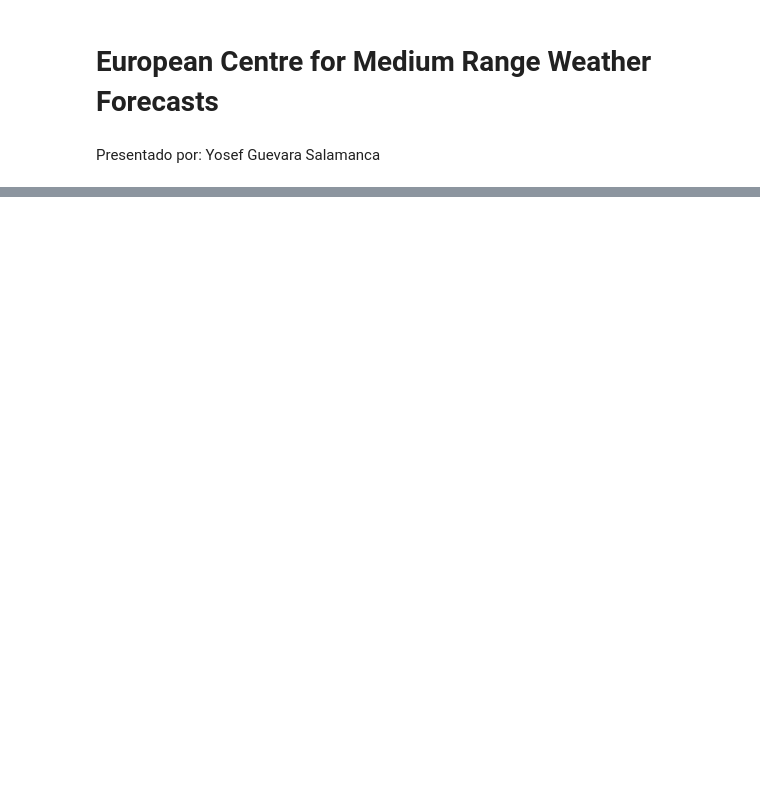
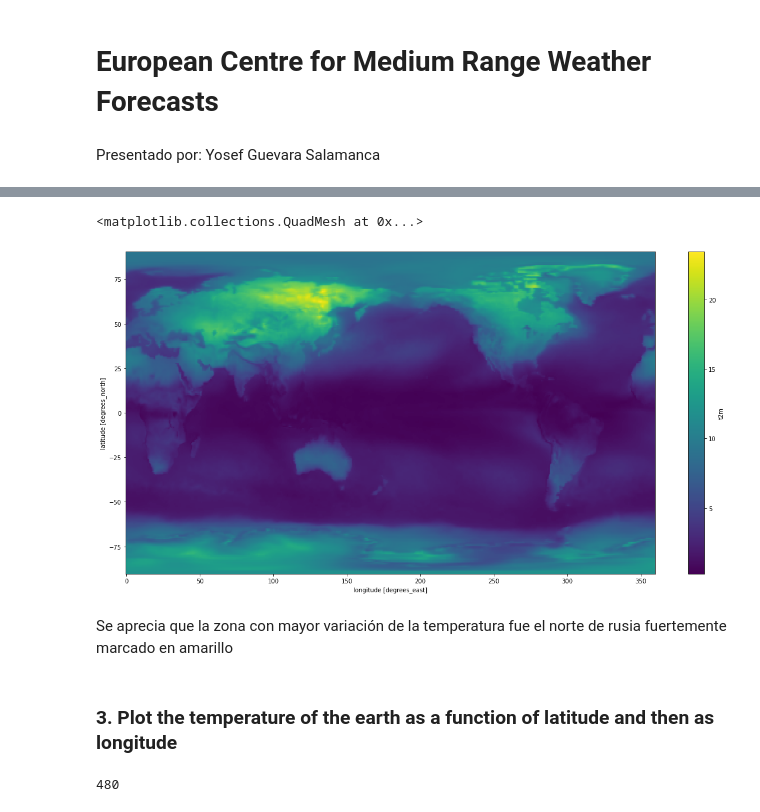
Before and after one commit to YosefGuevara012/Big_Data_UNAL, a Jupyter notebook: Homeworks/Dask/ECMWF.ipynb, the cells around one changed output, grey strips where cells are left out. Saved outputs shown, nothing was run; the diff lists cells and outputs as text; code cells hidden in the pictures; blank space fills up the shorter version.

```diff
--- a/Homeworks/Dask/ECMWF.ipynb
+++ b/Homeworks/Dask/ECMWF.ipynb
@@ -77,0 +154,10 @@ APIException: "ecmwf.API error 1: User 'anonymous' has not access to datasets/in
+# %%
+da = ds_disk.t2m
+da.resample(time='1w').mean('time').std('time').plot(figsize=(20, 10))
+# %% [output]
+<matplotlib.collections.QuadMesh at 0x...>
+[figure, added]
+# %% [markdown]
+Se aprecia que la zona con mayor variación de la temperatura fue el norte de rusia fuertemente marcado en amarillo
+# %% [markdown]
+### 3. Plot the temperature of the earth as a function of latitude and then as longitude
@@ -77,0 +169,7 @@ APIException: "ecmwf.API error 1: User 'anonymous' has not access to datasets/in
+# %%
+## Se calcula el promedio de las temperaturas para la longitud
+
+prom_tem_longitud = temperaturas.mean(axis=(0,1))
+len(prom_tem_longitud)
+# %% [output]
+480
```
Also changed, not shown: parts of 26 cells of this notebook, 3 other files.
